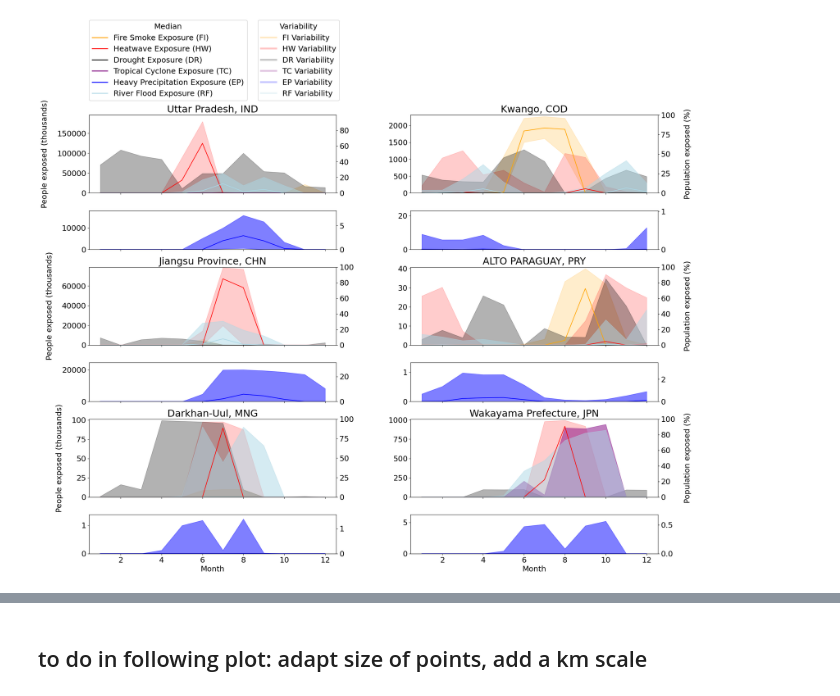
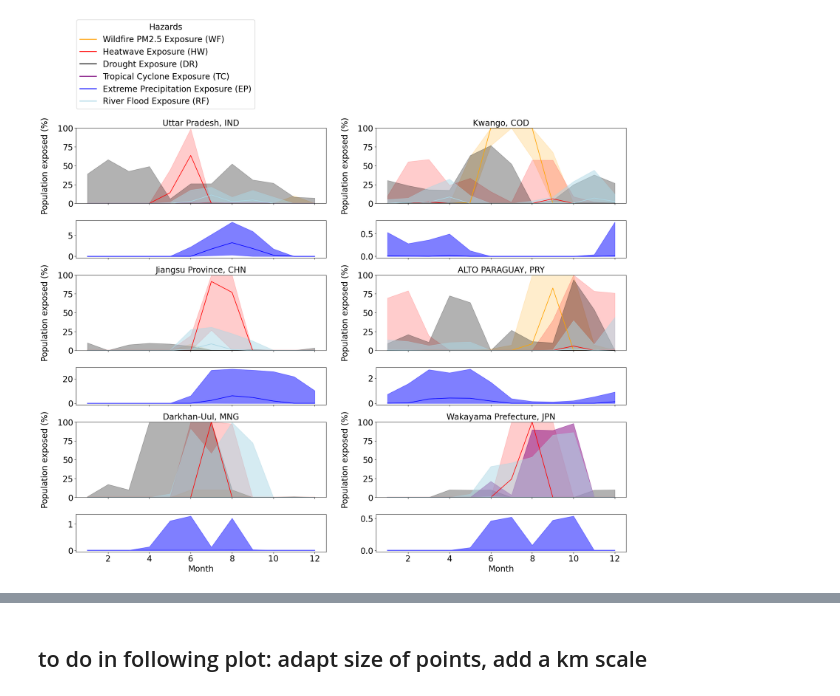
Before and after one commit to zeliest/health_multi_risk, a Jupyter notebook: results/plots_adm1.ipynb, the cells around one changed output, grey strips where cells are left out. Saved outputs shown, nothing was run; the diff lists cells and outputs as text; code cells hidden in the pictures.

Commit message:
Update notebooks, scripts, and config; clean up checkpoint and data files

```diff
--- a/results/plots_adm1.ipynb
+++ b/results/plots_adm1.ipynb
@@ -14,12 +56,12 @@ import matplotlib.pyplot as plt
 import matplotlib as mpl
 # %%
 from pathlib import Path
-
 import itertools
 from climada.engine import Impact
+
 combinations = []
 
-hazards = ['RF','EP','DR','HW','FI','TC']
+hazards = ['RF', 'EP', 'DR', 'HW', 'FI', 'TC']  # Keep 'FI' for file names
 
 for r in range(1, len(hazards) + 1):
     combinations.extend(list(itertools.combinations(hazards, r)))
@@ -32,7 +74,10 @@ imp_combined = {}
 for age in ['all', '0_1', '65_70_75_80']:
     imp_combined[age] = {}
     for combi in combinations:
-        imp_combined[age][combi] = Impact.from_csv(IMPACT_DIR / f"csv/{combi}_{age}_2003_2022.csv")
-        imp_combined[age][combi].imp_mat = Impact.read_sparse_csr(IMPACT_DIR / f"npz/{combi}_{age}_2003_2022.npz")
-        imp_combined[age][combi]
+        # Create the dictionary key with 'FI' replaced by 'WF'
+        dict_key = combi.replace('FI', 'WF')
+
+        imp_combined[age][dict_key] = Impact.from_csv(IMPACT_DIR / f"csv/{combi}_{age}_2003_2022.csv")
+        imp_combined[age][dict_key].imp_mat = Impact.read_sparse_csr(IMPACT_DIR / f"npz/{combi}_{age}_2003_2022.npz")
+        imp_combined[age][dict_key]
 # %% [output]
@@ -213,7 +489,7 @@ single_tuple_keys = [key for key in imp_combined.keys() if len(key) == 3]
 # %%
 age = "all" # for the rest of the plots we work with all ages
 imp_combined_at_reg = {}
-for combi in combinations:
+for combi in imp_combined[age]:
     imp_combined_at_reg[combi]=imp_combined[age][combi].impact_at_reg(agg_regions=agg_regions['numeric'])
 
 for combi in imp_combined_at_reg:
@@ -231,7 +507,7 @@ import geopandas as gpd
 rel_country_imp = {}
 mean_rel_country_imp = {}
 
-for combi in hazards:
+for combi in imp_combined[age]:
 
     at_reg = imp_combined[age][combi].impact_at_reg(agg_regions=agg_regions['numeric'])
 
@@ -261,7 +533,7 @@ from plot_functions import *
 
 # Define colors and transparency for different event types
 colors_dict = {
-    "FI": "orange",
+    "WF": "orange",
     "HW": "red",
     "DR": "black",
     "TC": "purple",
@@ -270,7 +542,7 @@ colors_dict = {
 }
 
 alpha_dict = {
-    "FI": 0.2,
+    "WF": 0.2,
     "HW": 0.2,
     "DR": 0.3,
     "TC": 0.5,
@@ -280,16 +552,16 @@ alpha_dict = {
 
 # Labels for the legend
 legend_labels_median = [
-    "Fire Smoke Exposure (FI)",
+    "Wildfire PM2.5 Exposure (WF)",
     "Heatwave Exposure (HW)",
     "Drought Exposure (DR)",
     "Tropical Cyclone Exposure (TC)",
-    "Heavy Precipitation Exposure (EP)",
+    "Extreme Precipitation Exposure (EP)",
     "River Flood Exposure (RF)"
 ]
 
 legend_labels_variability = [
-    "FI Variability",
+    "WF Variability",
     "HW Variability",
     "DR Variability",
     "TC Variability",
@@ -299,7 +571,7 @@ legend_labels_variability = [
 
 # Initialize the figure with a larger size
 fig = plt.figure(figsize=(24, 38))
-gs = gridspec.GridSpec(nrows=12, ncols=2, height_ratios=[1, 0.5] * 6, hspace=0.3, wspace=0.3)
+gs = gridspec.GridSpec(nrows=12, ncols=2, height_ratios=[1, 0.5] * 6, hspace=0.3, wspace=0.2)
 
 # Loop through each region (ADM1_NAME) to create subplots
 for i, adm1_name in enumerate(df_max_values["ADM1_NAME"]):
@@ -314,7 +586,6 @@ for i, adm1_name in enumerate(df_max_values["ADM1_NAME"]):
 
     # Initialize variables to track the maximum impact
     max_relative_impact = 0
-    max_impact = 0
 
     # Plot data for all events except "RF"
     for key in colors_dict:
@@ -325,74 +596,56 @@ for i, adm1_name in enumerate(df_max_values["ADM1_NAME"]):
                 lower_bound = data.groupby("month").quantile(0.05)
                 upper_bound = data.groupby("month").quantile(0.95)
 
-                ax_main.plot(median_values.index, median_values['impact'] / 1000, color=colors_dict[key])
-                ax_main.fill_between(median_values.index, lower_bound['impact']/1000, upper_bound['impact']/1000,
+                ax_main.plot(median_values.index, median_values['relative_impact']*100, color=colors_dict[key])
+                ax_main.fill_between(median_values.index, lower_bound['relative_impact']*100, upper_bound['relative_impact']*100,
                                      alpha=alpha_dict[key], color=colors_dict[key])
 
-                # Track the maximum values for scaling the axes
+                # Track the maximum relative impact for scaling the axes
                 max_relative_impact = max(max_relative_impact, data['relative_impact'].max())
-                max_impact = max(max_impact, data['impact'].max()/1000)
 
     # Plot data for the "RF" event separately
     data_rf = rel_country_imp["RF"][rel_country_imp["RF"].ADM1_NAME == adm1_name][["impact", "relative_impact", "month"]]
     median_values_rf = data_rf.groupby("month").median()
     lower_bound_rf = data_rf.groupby("month").quantile(0.05)
     upper_bound_rf = data_rf.groupby("month").quantile(0.95)
-    ax_rf.plot(median_values_rf.index, median_values_rf['impact'] / 1000, color=colors_dict["RF"], label=adm1_name)
-    ax_rf.fill_between(median_values_rf.index, lower_bound_rf['impact']/1000, upper_bound_rf['impact']/1000,
+    ax_rf.plot(median_values_rf.index, median_values_rf['relative_impact']*100, color=colors_dict["RF"], label=adm1_name)
+    ax_rf.fill_between(median_values_rf.index, lower_bound_rf['relative_impact']*100, upper_bound_rf['relative_impact']*100,
                        alpha=alpha_dict["RF"], color=colors_dict["RF"])
-
-    # Create a secondary y-axis for relative impact
-    secax_rf = ax_rf.twinx()
-    max_relative_impact_rf = data_rf['relative_impact'].max()
-    max_impact_rf = data_rf['impact'].max()/1000
-    secax_rf.set_ylim(0, max_relative_impact_rf * 100)
-    ax_rf.set_ylim(0, max_impact_rf)
 
     # Set titles and labels
     country_code = np.array(adm1_pop_by_year['ISO3'][adm1_pop_by_year['ADM1_NAME'] == adm1_name])[0]
-    ax_main.set_title(f"{adm1_name}, {country_code}", fontsize=23)
-    ax_main.tick_params(axis='both', which='major', labelsize=18)
+    ax_main.set_title(f"{adm1_name}, {country_code}", fontsize=20)
+    ax_main.tick_params(axis='both', which='major', labelsize=20)
     ax_main.set_xticklabels([])
-    ax_main.set_ylim(0, max_impact)
 
-    # Secondary y-axis for population exposed percentage
-    secax = ax_main.twinx()
-    secax.set_ylim(0, max_relative_impact * 100)
-    if col == 1:
-        secax.set_ylabel('Population exposed (%)', fontsize=18, labelpad=20)
-    secax.tick_params(axis='both', which='major', labelsize=18)
-    secax.set_xticklabels([])
+    # Set the y-axis for population exposed (%) on the main axis for both columns
+    ax_main.set_ylabel('Population exposed (%)', fontsize=20, labelpad=20)
+    ax_main.set_ylim(0, 100)
+    ax_main.tick_params(axis='both', which='major', labelsize=20)
 
-    if col == 0:
-        ax_main.set_ylabel('People exposed (thousands)', fontsize=18, labelpad=20)
-
-    ax_rf.tick_params(axis='both', which='major', labelsize=18)
-    secax_rf.tick_params(axis='both', which='major', labelsize=18)
+    ax_rf.tick_params(axis='both', which='major', labelsize=20)
 
     # Only set the xlabel for the last row
     if i // 2 == (len(df_max_values.ADM1_NAME) - 1) // 2:
-        ax_rf.set_xlabel('Month', fontsize=18)
+        ax_rf.set_xlabel('Month', fontsize=20)
     else:
         ax_rf.set_xticklabels([])
 
 # Create custom legend handles for the median and variability
 custom_lines_median = [Line2D([0], [0], color=colors_dict[key], lw=2) for key in colors_dict]
 custom_lines_variability = [Line2D([0], [0], color=colors_dict[key], lw=4, alpha=0.2) for key in colors_dict]
 
 # Place legends at the top of the figure
-leg1 = fig.legend(custom_lines_median, legend_labels_median, loc='upper left', fontsize=18, title='Median', bbox_to_anchor=(0.12, 0.965), title_fontsize=18)
-leg2 = fig.legend(custom_lines_variability, legend_labels_variability, loc='upper left', fontsize=18, title='Variability', bbox_to_anchor=(0.35, 0.965), title_fontsize=18)
+leg1 = fig.legend(custom_lines_median, legend_labels_median, loc='upper left', fontsize=20, title='Hazards', bbox_to_anchor=(0.12, 0.98), title_fontsize=20)
+#leg2 = fig.legend(custom_lines_variability, legend_labels_variability, loc='upper left', fontsize=18, title='Variability', bbox_to_anchor=(0.35, 0.965), title_fontsize=18)
 
 # Add the legends to the figure
 fig.add_artist(leg1)
-fig.add_artist(leg2)
+#fig.add_artist(leg2)
 plt.tight_layout()
-
-plt.savefig(FIGURES / "seasonality.png", bbox_inches='tight', dpi=400)
-plt.show()
+plt.savefig(FIGURES / f"seasonality.pdf", bbox_inches='tight', dpi=400)
 # %% [output]
-[figure, old version]
+[figure, new version]
 # %%
 FIGURES
 # %% [output]
```
Also changed, not shown: parts of 15 cells of this notebook, 26 other files.
